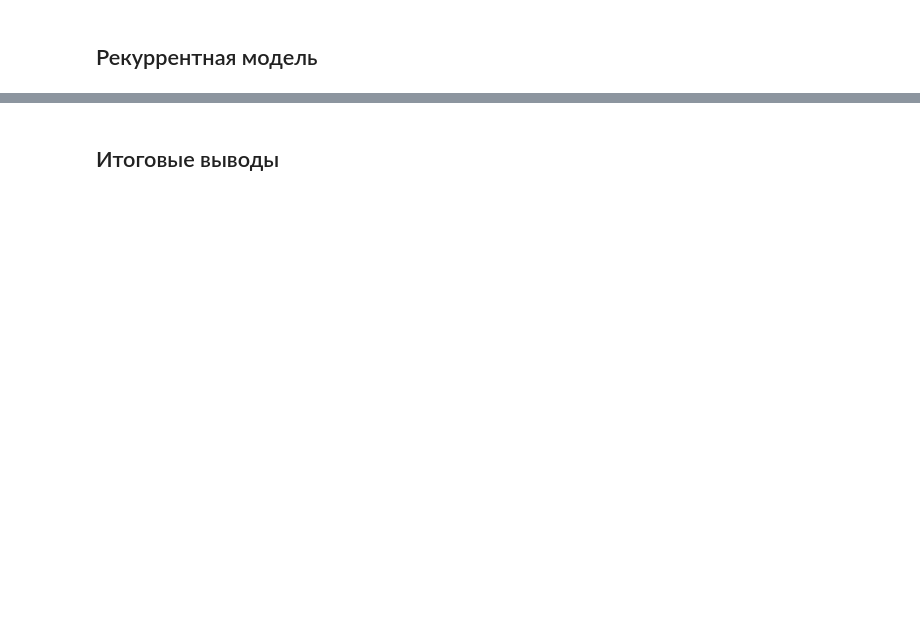
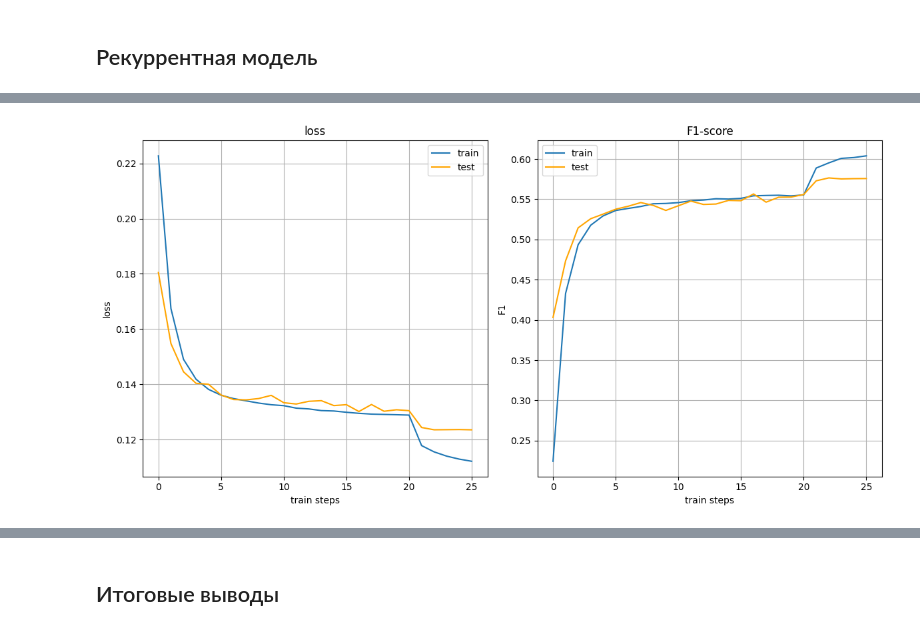
Before and after one commit to gelya01/hse-habr2024, a Jupyter notebook: DL/dl.ipynb, the cells around one changed output, grey strips where cells are left out. Saved outputs shown, nothing was run; the diff lists cells and outputs as text; code cells hidden in the pictures; blank space fills up the shorter version.

```diff
--- a/DL/dl.ipynb
+++ b/DL/dl.ipynb
@@ -565,0 +562,5 @@ mu.plot_history(train_loss_log, train_f1_log, test_loss_log, test_f1_log,
+# %%
+# Визуализируем для хабов
+mu.plot_history(train_loss_log, train_f1_log, test_loss_log, test_f1_log, figsize=(12,6))
+# %% [output]
+[figure, added]
```
Also changed, not shown: parts of 42 cells of this notebook, 2 other files.
